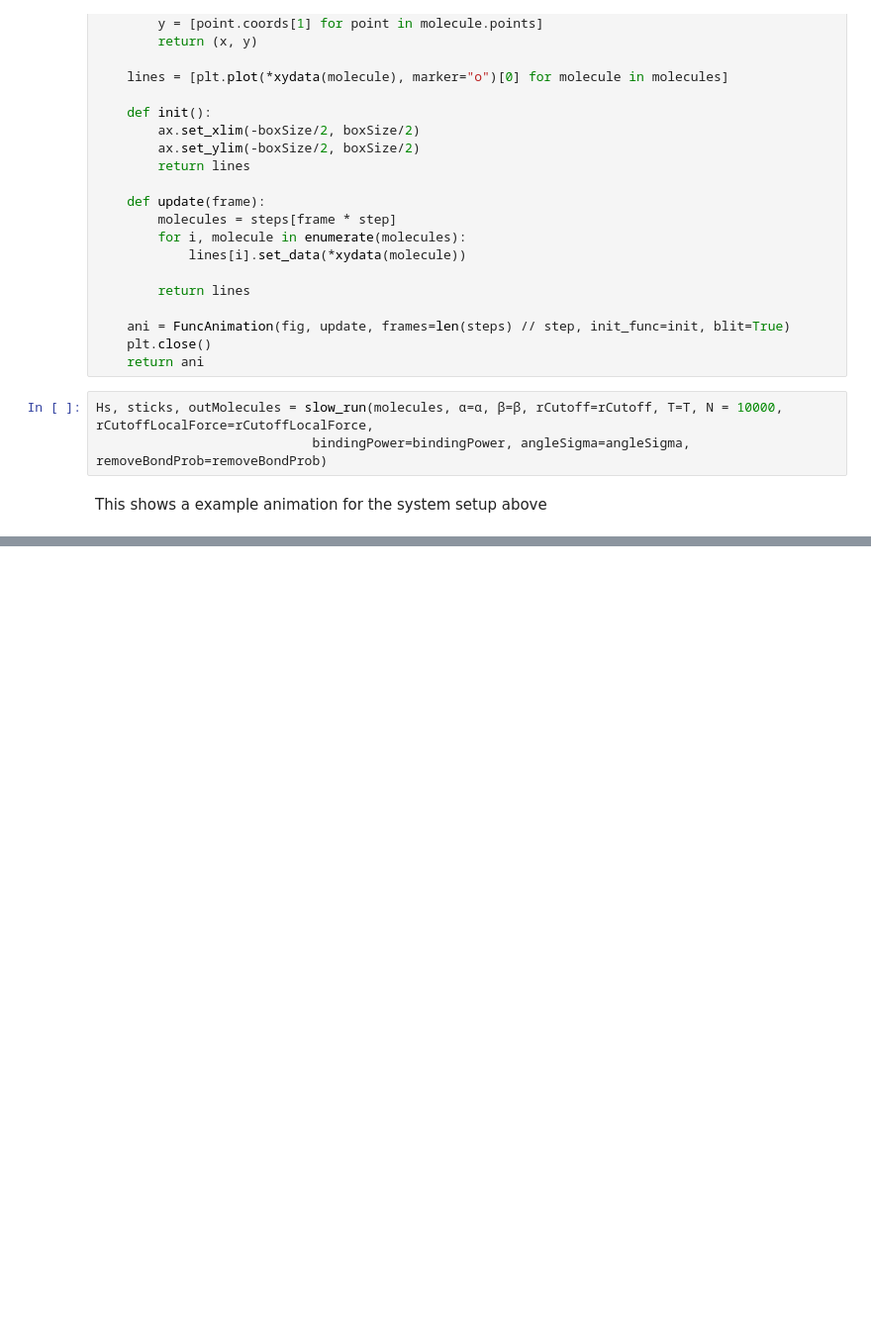
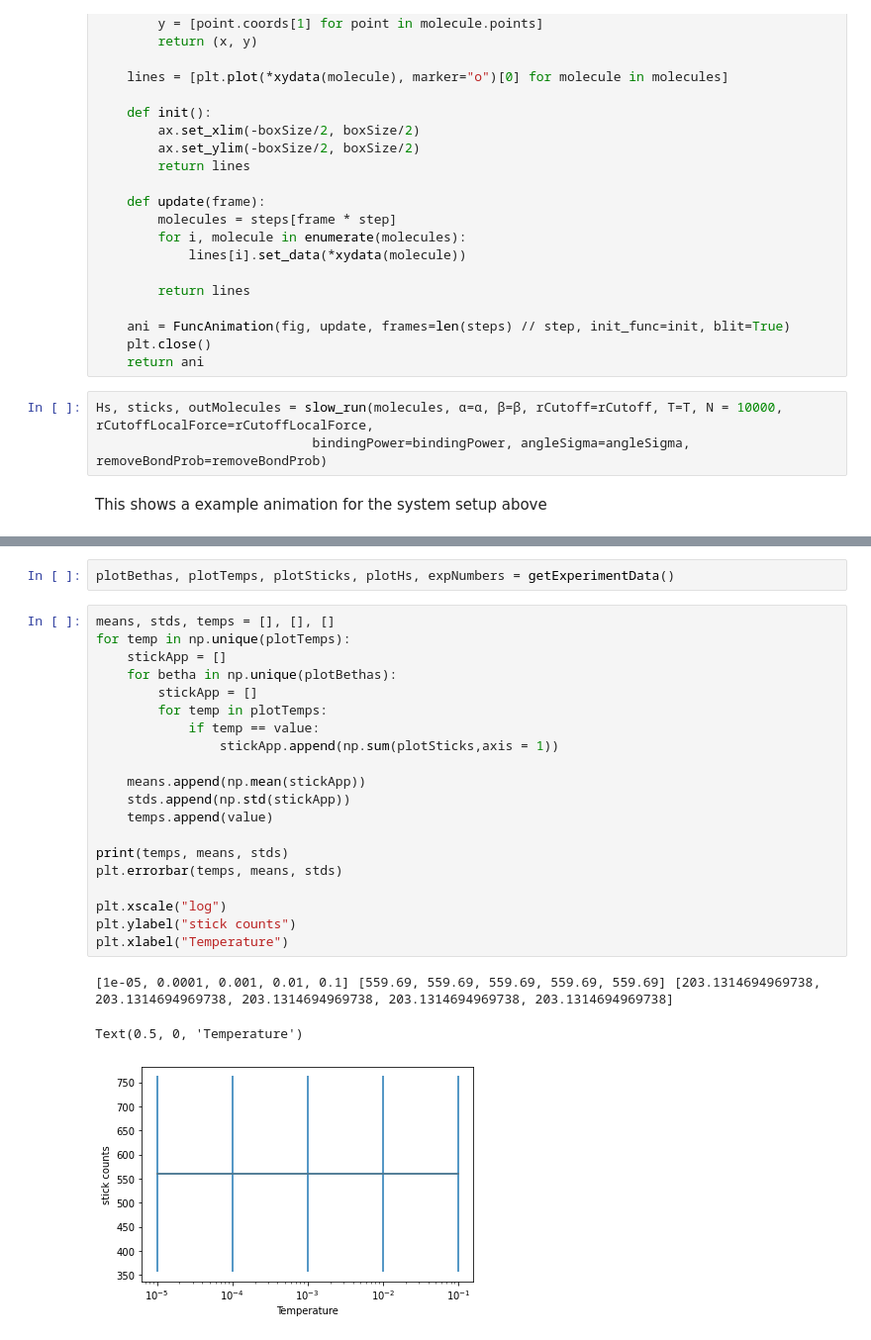
Before and after one commit to rroohhh/dna_origami_mc, a Jupyter notebook: Untitled.ipynb, the cells around one changed output, grey strips where cells are left out. Shown at 99% size. Cells and saved outputs as stored; diff of their text form; blank space fills up the shorter version.

Commit message:
start plotting

```diff
--- a/Untitled.ipynb
+++ b/Untitled.ipynb
@@ -452,0 +514,26 @@ animate(outMolecules)
+# %%
+plotBethas, plotTemps, plotSticks, plotHs, expNumbers = getExperimentData()
+# %%
+means, stds, temps = [], [], []
+for temp in np.unique(plotTemps):
+    stickApp = []
+    for betha in np.unique(plotBethas):
+        stickApp = []
+        for temp in plotTemps:
+            if temp == value:
+                stickApp.append(np.sum(plotSticks,axis = 1))
+
+    means.append(np.mean(stickApp))
+    stds.append(np.std(stickApp))
+    temps.append(value)
+
+print(temps, means, stds)
+plt.errorbar(temps, means, stds)
+
+plt.xscale("log")
+plt.ylabel("stick counts")
+plt.xlabel("Temperature")
+# %% [output]
+[1e-05, 0.0001, 0.001, 0.01, 0.1] [559.69, 559.69, 559.69, 559.69, 559.69] [203.1314694969738, 203.1314694969738, 203.1314694969738, 203.1314694969738, 203.1314694969738]
+Text(0.5, 0, 'Temperature')
+[figure, added]
```
Also changed, not shown: parts of 4 cells of this notebook.
